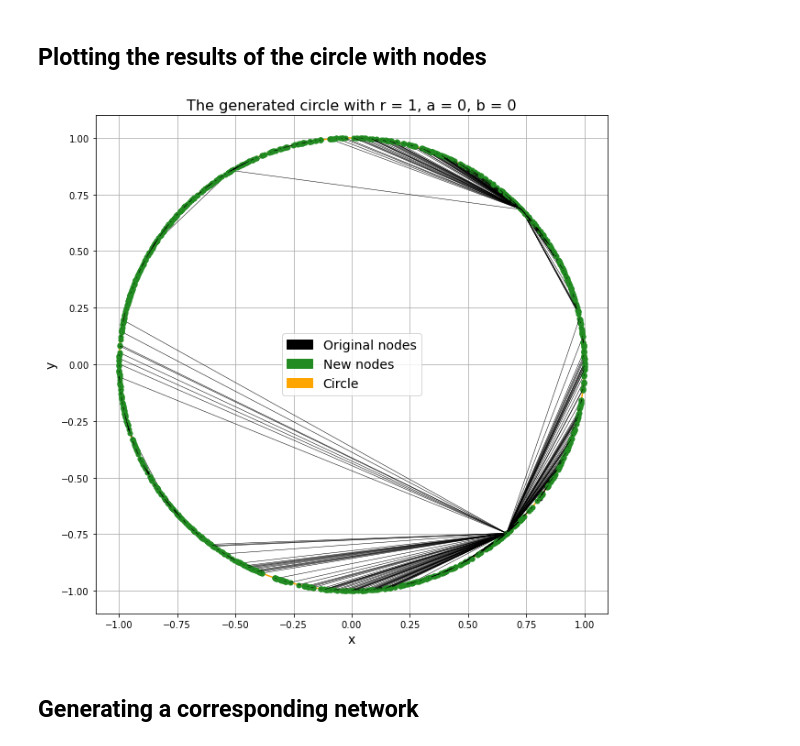
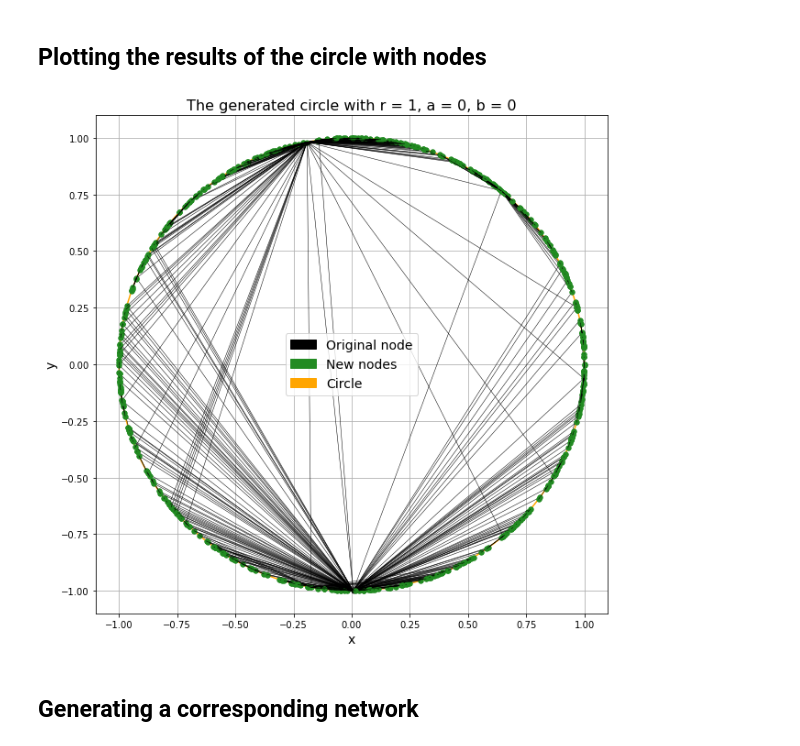
Before and after one commit to domonkoshaffner/network_visualisation, a Jupyter notebook: popularity_vs_similarity.ipynb, the cells around one changed output. Cells and saved outputs as stored; diff of their text form; code cells hidden in the pictures.

```diff
--- a/popularity_vs_similarity.ipynb
+++ b/popularity_vs_similarity.ipynb
@@ -17,7 +28,7 @@ import math
 # %%
 # Setting the parameters of the circle
 
-t = np.array(range(0,int(round(2*math.pi, 3)*1000)))/1000
+t = np.array(range(0,int(round(2*math.pi, 3)*100000)))/100000
 r = 1
 a = 0
 b = 0
@@ -45,13 +56,21 @@ plt.show()
 # %% [markdown]
 ## Generating and adding nodes to the circle
 # %%
+# Setting the number of connections
+
+m = 2
+
 # Setting the number of points to generate at first
 
-num_nodes_to_generate_first = 5
+num_nodes_to_generate_first = 1
 
 # Creating lists to save the generated coordinates
 
 generated_coordinates = []
+
+# Saving all the generated numbers in a list
+
+generated_random_nums = []
 
 # Generating random numbers and placing them in the circle
 
@@ -59,6 +78,7 @@ for i in range(0,num_nodes_to_generate_first):
 
     #random index
     random_index = random.randint(0,len(x))
+    generated_random_nums.append(random_index)
 
     #saving the generated coordinates into a dictionary
     temp = [x[random_index], y[random_index]]
@@ -73,7 +93,10 @@ new_num_nodes_to_generate = 1000
 for i in range(0,new_num_nodes_to_generate):
 
     #random index
-    random_index = random.randint(0,len(x))
+    while random_index in generated_random_nums:
+        random_index = random.randint(0,len(x))
+
+    generated_random_nums.append(random_index)
     temp = [x[random_index], y[random_index]]
 
     #creating temp list for the thetas
@@ -87,45 +110,48 @@ for i in range(0,new_num_nodes_to_generate):
         thetas_temp_list.append((j+1)*math.asin(dist/(2*r))*2)
 
     #taking the min of angles and getting the closest node
-    closest_node = thetas_temp_list.index(min(thetas_temp_list)) + 1
+    #closest_node = thetas_temp_list.index(min(thetas_temp_list)) + 1
+    min_theta_values_m = heapq.nsmallest(m, thetas_temp_list)
 
-    #appending the new node to the generated coordinates
-    generated_coordinates.append((temp, (num_nodes_to_generate_first + i + 1), closest_node))
+    for k in min_theta_values_m:
+        closest_node = thetas_temp_list.index(k) + 1
+        #appending the new node to the generated coordinates
+        generated_coordinates.append((temp, (num_nodes_to_generate_first + i + 1), closest_node))
 # %% [markdown]
 ## Plotting the results of the circle with nodes
 # %%
 # Plotting the circle with the generated points
 
 plt.figure(figsize = (10,10))
 
 # Plotting the circle
 plt.plot(x,y, color = 'orange')
 
 # Plotting the original nodes
 for i in range(0,num_nodes_to_generate_first):
     plt.plot(generated_coordinates[i][0][0], generated_coordinates[i][0][1], 'o', color = 'black', markersize = 5)
 
 # Plotting the newly connected nodes
 for i in range(num_nodes_to_generate_first, num_nodes_to_generate_first + new_num_nodes_to_generate):
     plt.plot(generated_coordinates[i][0][0], generated_coordinates[i][0][1], 'o', color = 'forestgreen', markersize = 5)
     plt.plot([generated_coordinates[i][0][0], generated_coordinates[generated_coordinates[i][2]-1][0][0]], [generated_coordinates[i][0][1], generated_coordinates[generated_coordinates[i][2]-1][0][1]], color = 'black', linewidth = 0.5)
 
 # Setting the title and labels
 plt.title('The generated circle with r = ' + str(r) + ', a = ' + str(a) + ', b = ' + str(b), fontsize = 16)
 plt.xlabel('x', fontsize = 14)
 plt.ylabel('y', fontsize = 14)
 
 # Setting the legend
-orig_nodes_patch = mpatches.Patch(color='black', label='Original nodes')
+orig_nodes_patch = mpatches.Patch(color='black', label='Original node')
 new_nodes_patch = mpatches.Patch(color='forestgreen', label='New nodes')
 circle_patch = mpatches.Patch(color='orange', label='Circle')
 plt.legend(handles=[orig_nodes_patch, new_nodes_patch, circle_patch], fontsize = 14)
 
 # Setting the grid
 plt.grid()
 plt.show()
 # %% [output]
-[figure, old version]
+[figure, new version]
 # %% [markdown]
 ## Generating a corresponding network
 # %%
```
Also changed, not shown: parts of 10 cells of this notebook.
